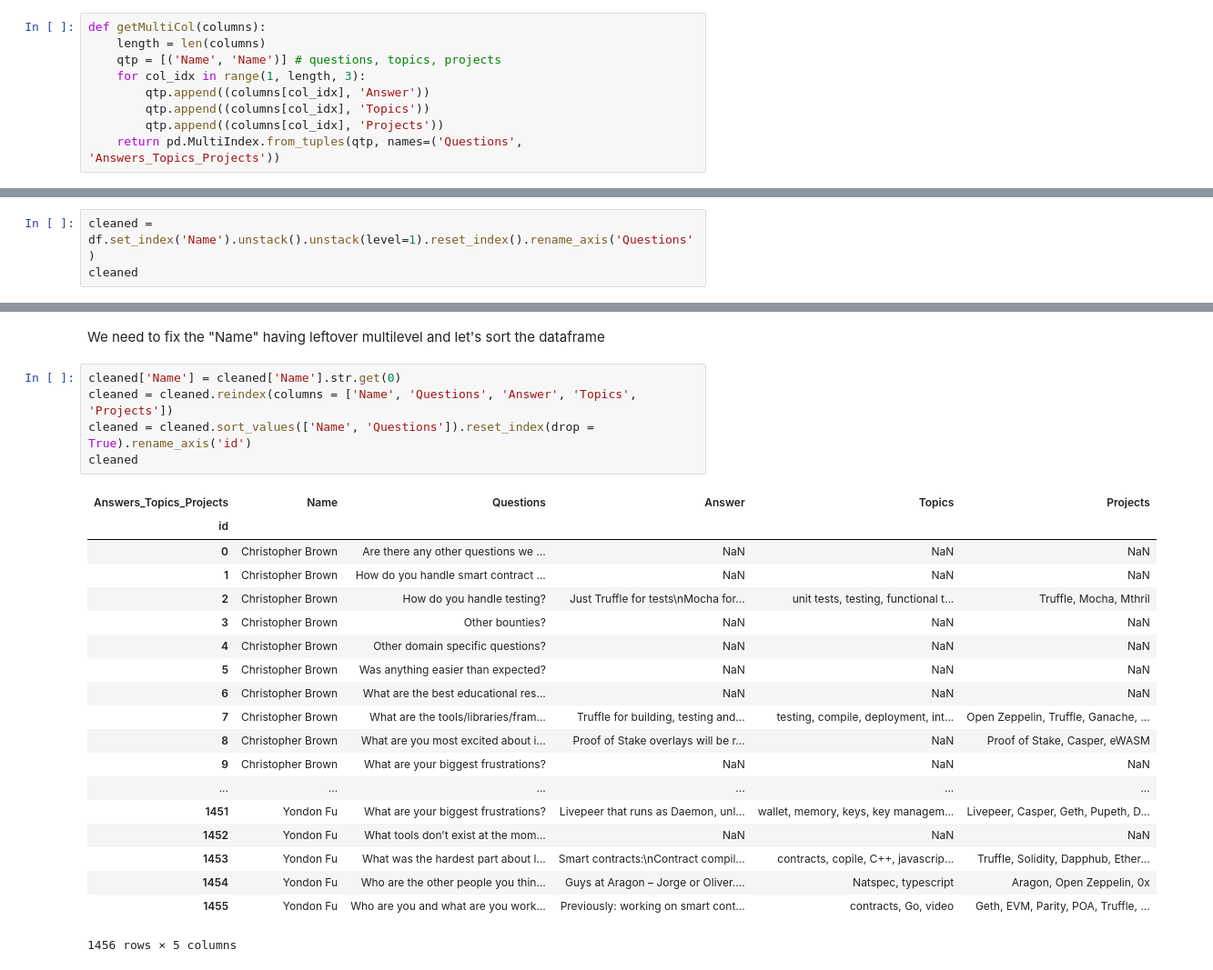
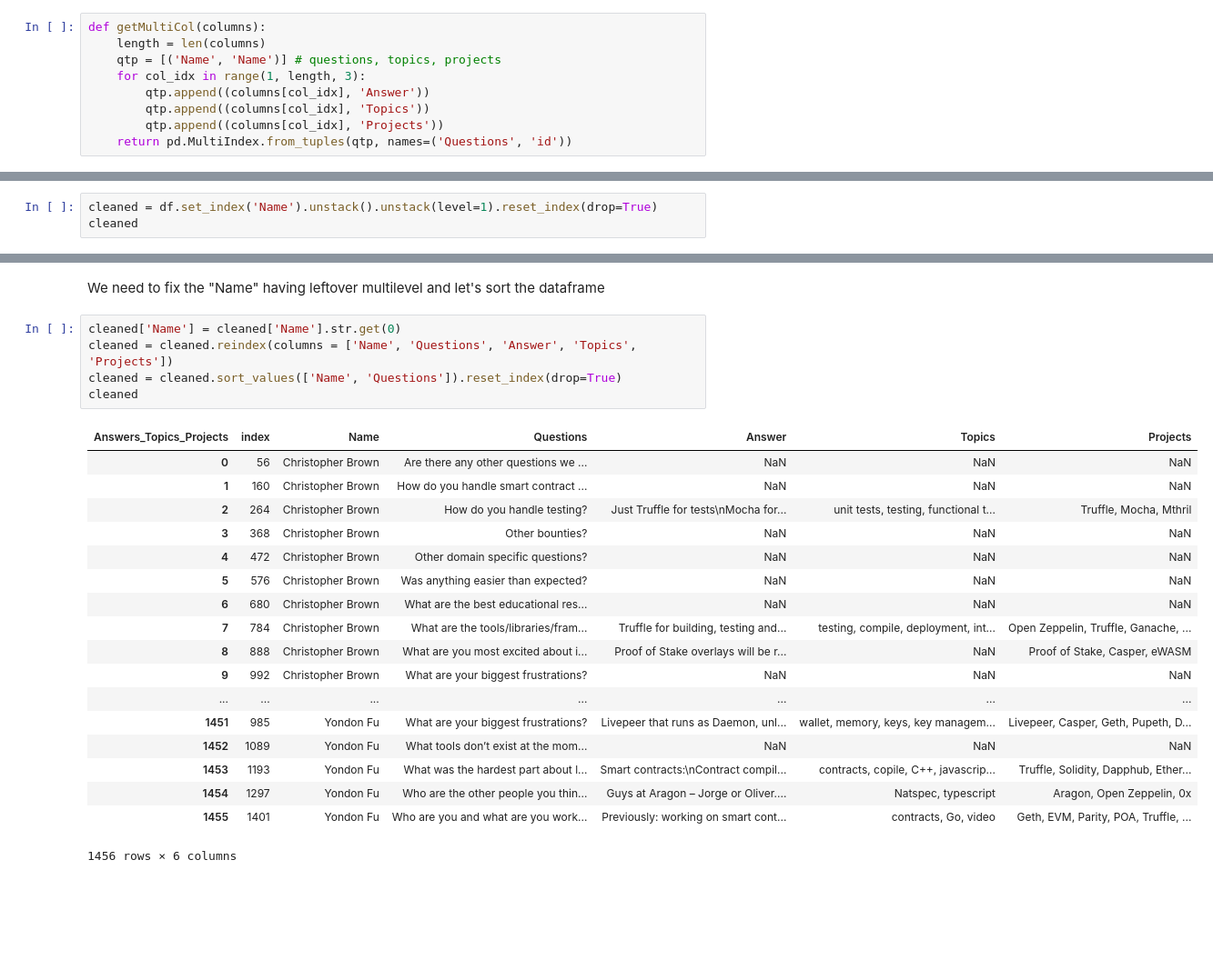
Before and after one commit to status-im/datasets, a Jupyter notebook: 201807_ETHPrize/ETHPrize_tagged_data_analysis.ipynb, the cells around one changed output, grey strips where cells are left out. Shown: that part at 91% size. Drawn from its saved outputs; the diff is of its cells as text; blank space fills up the shorter version.

```diff
--- a/201807_ETHPrize/ETHPrize_tagged_data_analysis.ipynb
+++ b/201807_ETHPrize/ETHPrize_tagged_data_analysis.ipynb
@@ -60,7 +60,7 @@ def getMultiCol(columns):
         qtp.append((columns[col_idx], 'Answer'))
         qtp.append((columns[col_idx], 'Topics'))
         qtp.append((columns[col_idx], 'Projects'))
-    return pd.MultiIndex.from_tuples(qtp, names=('Questions', 'Answers_Topics_Projects'))
+    return pd.MultiIndex.from_tuples(qtp, names=('Questions', 'id'))
 # %%
 # Check if we can get what we want for groups
 pd.DataFrame(df.drop('Name', axis = 1), columns = getMultiCol(df.columns))
@@ -107,7 +107,7 @@ df.head(10)
 # %% [markdown]
 ### Second, unpivot/meltdown the dataframe into our desired structure
 # %%
-cleaned = df.set_index('Name').unstack().unstack(level=1).reset_index().rename_axis('Questions')
+cleaned = df.set_index('Name').unstack().unstack(level=1).reset_index(drop=True)
 cleaned
 # %% [output]
 | Answers_Topics_Projects | Questions | Name | Answer | Projects | Topics |
@@ -134,25 +133,24 @@ We need to fix the "Name" having leftover multilevel and let's sort the datafram
 # %%
 cleaned['Name'] = cleaned['Name'].str.get(0)
 cleaned = cleaned.reindex(columns = ['Name', 'Questions', 'Answer', 'Topics', 'Projects'])
-cleaned = cleaned.sort_values(['Name', 'Questions']).reset_index(drop = True).rename_axis('id')
+cleaned = cleaned.sort_values(['Name', 'Questions']).reset_index(drop=True)
 cleaned
 # %% [output]
-| Answers_Topics_Projects | Name | Questions | Answer | Topics | Projects |
-| id |  |  |  |  |  |
-| 0 | Christopher Brown | Are there any other questions we ... | NaN | NaN | NaN |
-| 1 | Christopher Brown | How do you handle smart contract ... | NaN | NaN | NaN |
-| 2 | Christopher Brown | How do you handle testing? | Just Truffle for tests\nMocha for... | unit tests, testing, functional t... | Truffle, Mocha, Mthril |
-| 3 | Christopher Brown | Other bounties? | NaN | NaN | NaN |
-| 4 | Christopher Brown | Other domain specific questions? | NaN | NaN | NaN |
-| 5 | Christopher Brown | Was anything easier than expected? | NaN | NaN | NaN |
-| 6 | Christopher Brown | What are the best educational res... | NaN | NaN | NaN |
-| 7 | Christopher Brown | What are the tools/libraries/fram... | Truffle for building, testing and... | testing, compile, deployment, int... | Open Zeppelin, Truffle, Ganache, ... |
-| 8 | Christopher Brown | What are you most excited about i... | Proof of Stake overlays will be r... | NaN | Proof of Stake, Casper, eWASM |
-| 9 | Christopher Brown | What are your biggest frustrations? | NaN | NaN | NaN |
-| ... | ... | ... | ... | ... | ... |
-| 1451 | ﻿Yondon Fu | What are your biggest frustrations? | Livepeer that runs as Daemon, unl... | wallet, memory, keys, key managem... | Livepeer, Casper, Geth, Pupeth, D... |
-| 1452 | ﻿Yondon Fu | What tools don’t exist at the mom... | NaN | NaN | NaN |
-| 1453 | ﻿Yondon Fu | What was the hardest part about l... | Smart contracts:\nContract compil... | contracts, copile, C++, javascrip... | Truffle, Solidity, Dapphub, Ether... |
-| 1454 | ﻿Yondon Fu | Who are the other people you thin... | Guys at Aragon – Jorge or Oliver.... | Natspec, typescript | Aragon, Open Zeppelin, 0x |
-| 1455 | ﻿Yondon Fu | Who are you and what are you work... | Previously: working on smart cont... | contracts, Go, video | Geth, EVM, Parity, POA, Truffle, ... |
+| Answers_Topics_Projects | index | Name | Questions | Answer | Topics | Projects |
+| 0 | 56 | Christopher Brown | Are there any other questions we ... | NaN | NaN | NaN |
+| 1 | 160 | Christopher Brown | How do you handle smart contract ... | NaN | NaN | NaN |
+| 2 | 264 | Christopher Brown | How do you handle testing? | Just Truffle for tests\nMocha for... | unit tests, testing, functional t... | Truffle, Mocha, Mthril |
+| 3 | 368 | Christopher Brown | Other bounties? | NaN | NaN | NaN |
+| 4 | 472 | Christopher Brown | Other domain specific questions? | NaN | NaN | NaN |
+| 5 | 576 | Christopher Brown | Was anything easier than expected? | NaN | NaN | NaN |
+| 6 | 680 | Christopher Brown | What are the best educational res... | NaN | NaN | NaN |
+| 7 | 784 | Christopher Brown | What are the tools/libraries/fram... | Truffle for building, testing and... | testing, compile, deployment, int... | Open Zeppelin, Truffle, Ganache, ... |
+| 8 | 888 | Christopher Brown | What are you most excited about i... | Proof of Stake overlays will be r... | NaN | Proof of Stake, Casper, eWASM |
+| 9 | 992 | Christopher Brown | What are your biggest frustrations? | NaN | NaN | NaN |
+| ... | ... | ... | ... | ... | ... | ... |
+| 1451 | 985 | ﻿Yondon Fu | What are your biggest frustrations? | Livepeer that runs as Daemon, unl... | wallet, memory, keys, key managem... | Livepeer, Casper, Geth, Pupeth, D... |
+| 1452 | 1089 | ﻿Yondon Fu | What tools don’t exist at the mom... | NaN | NaN | NaN |
+| 1453 | 1193 | ﻿Yondon Fu | What was the hardest part about l... | Smart contracts:\nContract compil... | contracts, copile, C++, javascrip... | Truffle, Solidity, Dapphub, Ether... |
+| 1454 | 1297 | ﻿Yondon Fu | Who are the other people you thin... | Guys at Aragon – Jorge or Oliver.... | Natspec, typescript | Aragon, Open Zeppelin, 0x |
+| 1455 | 1401 | ﻿Yondon Fu | Who are you and what are you work... | Previously: working on smart cont... | contracts, Go, video | Geth, EVM, Parity, POA, Truffle, ... |
-1456 rows × 5 columns
+1456 rows × 6 columns
```
Also changed, not shown: parts of 1 cell of this notebook.
